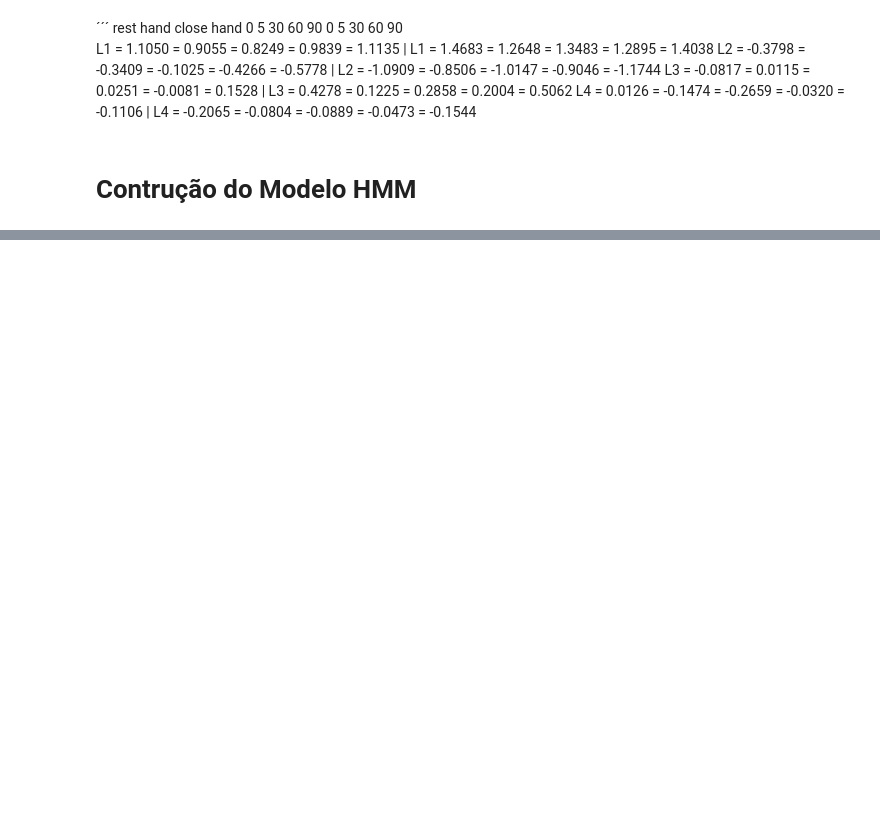
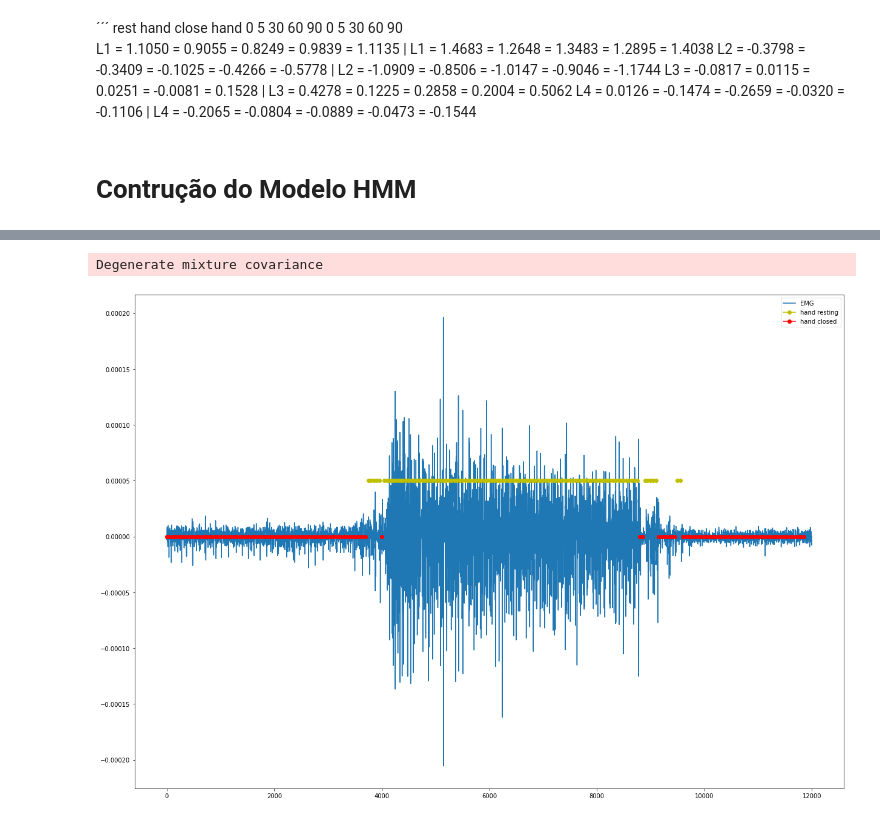
Before and after one commit to raphaelrcb/HMM_Classifier, a Jupyter notebook: HMM.ipynb, the cells around one changed output, grey strips where cells are left out. Saved outputs shown, nothing was run; the diff lists cells and outputs as text; code cells hidden in the pictures; blank space fills up the shorter version.

Commit message:
larger test implemented

```diff
--- a/HMM.ipynb
+++ b/HMM.ipynb
@@ -319,0 +356,71 @@ Acurácia = 96.93877551020408%
+# %%
+########################################################################################################################################################################
+#READ FILE
+########################################################################################################################################################################
+file_name = 'https://raw.githubusercontent.com/raphaelrcb/TCC_UnB/raphael_dev/data/teste_0.csv'
+
+final_test_series = read_csv(file_name, header=1, usecols = [0,1], index_col = 0)
+final_test_series.index = pd.to_datetime(final_test_series.index, unit = 's', origin= 'unix')
+final_test_series.index = final_test_series.index.map(lambda t: t.replace(year=2021, month=10, day=31, hour=00))
+final_test_series.index = pd.DatetimeIndex(final_test_series.index).to_period('L')
+
+# plt.figure(figsize=(14,10))
+# final_test_series.plot(figsize=(14,10))
+
+########################################################################################################################################################################
+# SEGMENTING DATA
+########################################################################################################################################################################
+
+data_size = len(final_test_series)
+window_size = 150
+window_overlap = 50
+
+n_windows = (data_size - window_size)/window_overlap + 1
+
+# print(n_windows)
+
+########################################################################################################################################################################
+# FEATURE EXTRACTION
+########################################################################################################################################################################
+
+final_windows = []
+
+for i in range(int(n_windows)):
+    final_windows.append(final_test_series[(i*window_overlap):(i*window_overlap + window_size)] )
+# print(len(final_windows))
+# final_windows[150].head()
+
+final_features = []
+for i in range(int(n_windows)):
+    #extracting for rest gesture
+    ar_model = ARIMA(final_windows[i], order = (4,0,0))
+    ar_fit   = ar_model.fit(method='yule_walker')
+    final_features.append(ar_fit.polynomial_ar)
+    final_features[i] = np.delete(final_features[i], 0)
+    final_features[i] = -final_features[i]
+########################################################################################################################################################################
+# PREDICT WITH TRAINED MODEL
+########################################################################################################################################################################
+
+final_states = classifier.predict(final_features, len(final_features))
+
+########################################################################################################################################################################
+# PREDICT WITH TRAINED MODEL
+########################################################################################################################################################################
+
+plot_series = final_test_series.to_numpy()
+plt.figure(figsize=(21,15))
+# print(plot_series.flatten())
+# print(plot_series.size)
+plt.plot(np.arange(plot_series.size), plot_series.flatten(), label='EMG')
+
+state_0 = np.ma.masked_where(final_states == 0, final_states)
+state_1 = np.ma.masked_where(final_states == 1, final_states)
+# plt.plot((np.arange(start=0, stop=len(final_states)*window_overlap, step=window_overlap)), (final_states)/20000, marker = 'o', linestyle='', c = 'r')
+plt.plot((np.arange(start=0, stop=len(final_states)*window_overlap, step=window_overlap)), (state_0)/20000, marker = 'o', c = 'y', label='hand resting')
+plt.plot((np.arange(start=0, stop=len(final_states)*window_overlap, step=window_overlap)), (state_1)/20000, marker = 'o', c= 'r', label='hand closed')
+plt.legend()
+plt.show()
+# %% [output]
+Degenerate mixture covariance
+[figure, added]
```
Also changed, not shown: parts of 6 cells of this notebook.
